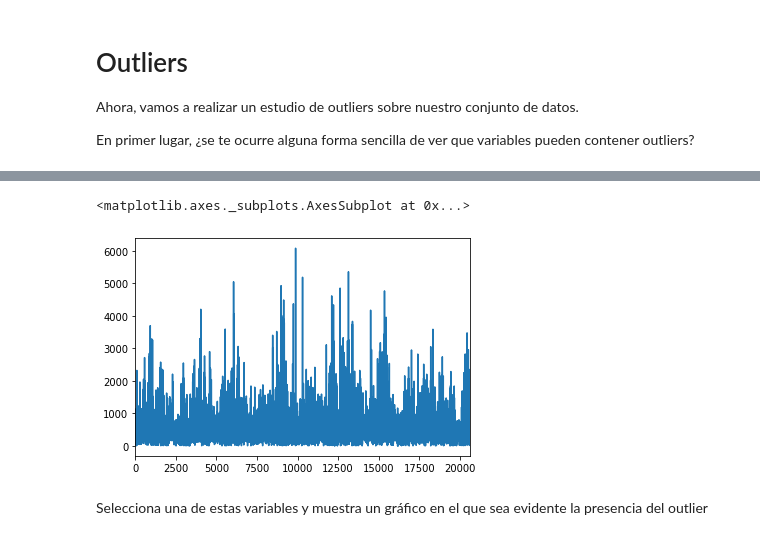
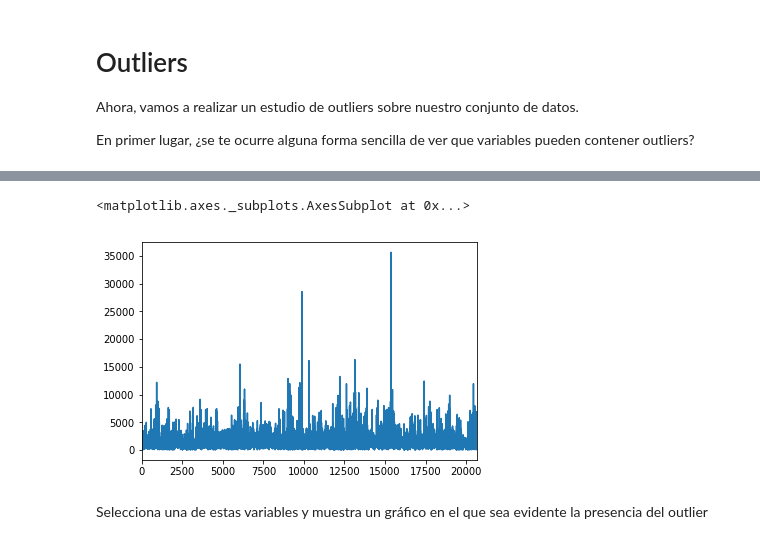
Before and after one commit to psagrera/Data-science-fundamentals, a Jupyter notebook: data_preprocesing/challenges/S1_DataPre_challenge.ipynb, the cells around one changed output, grey strips where cells are left out. Cells and saved outputs as stored; diff of their text form; code cells hidden in the pictures.

```diff
--- a/data_preprocesing/challenges/S1_DataPre_challenge.ipynb
+++ b/data_preprocesing/challenges/S1_DataPre_challenge.ipynb
@@ -249,7 +236,7 @@ Name: ocean_proximity, dtype: object
 # %%
-df.households.plot.line()
+df.population.plot.line()
 # %% [output]
 <matplotlib.axes._subplots.AxesSubplot at 0x...>
-[figure, old version]
+[figure, new version]
 # %% [markdown]
 Selecciona una de estas variables y muestra un gráfico en el que sea evidente la presencia del outlier
```
Also changed, not shown: parts of 41 cells of this notebook, 7 other files.
